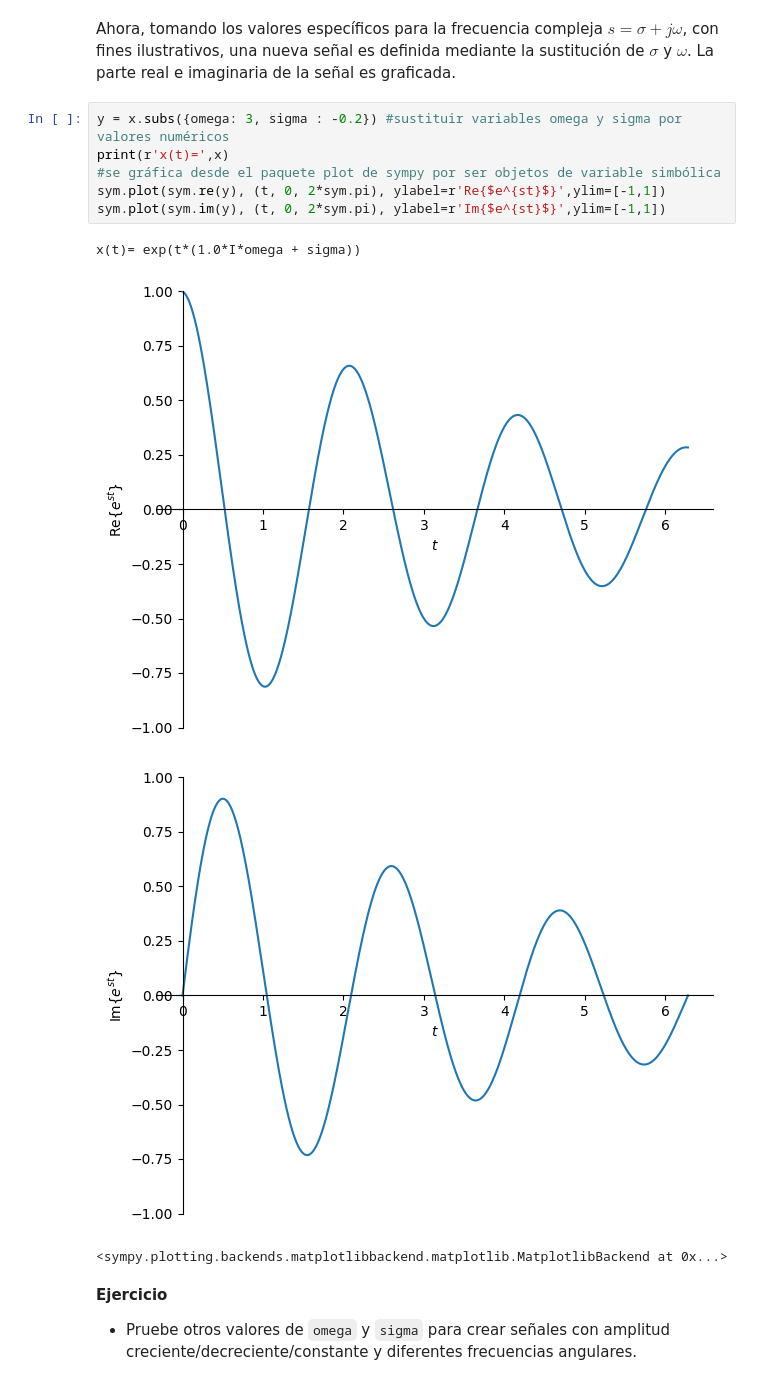
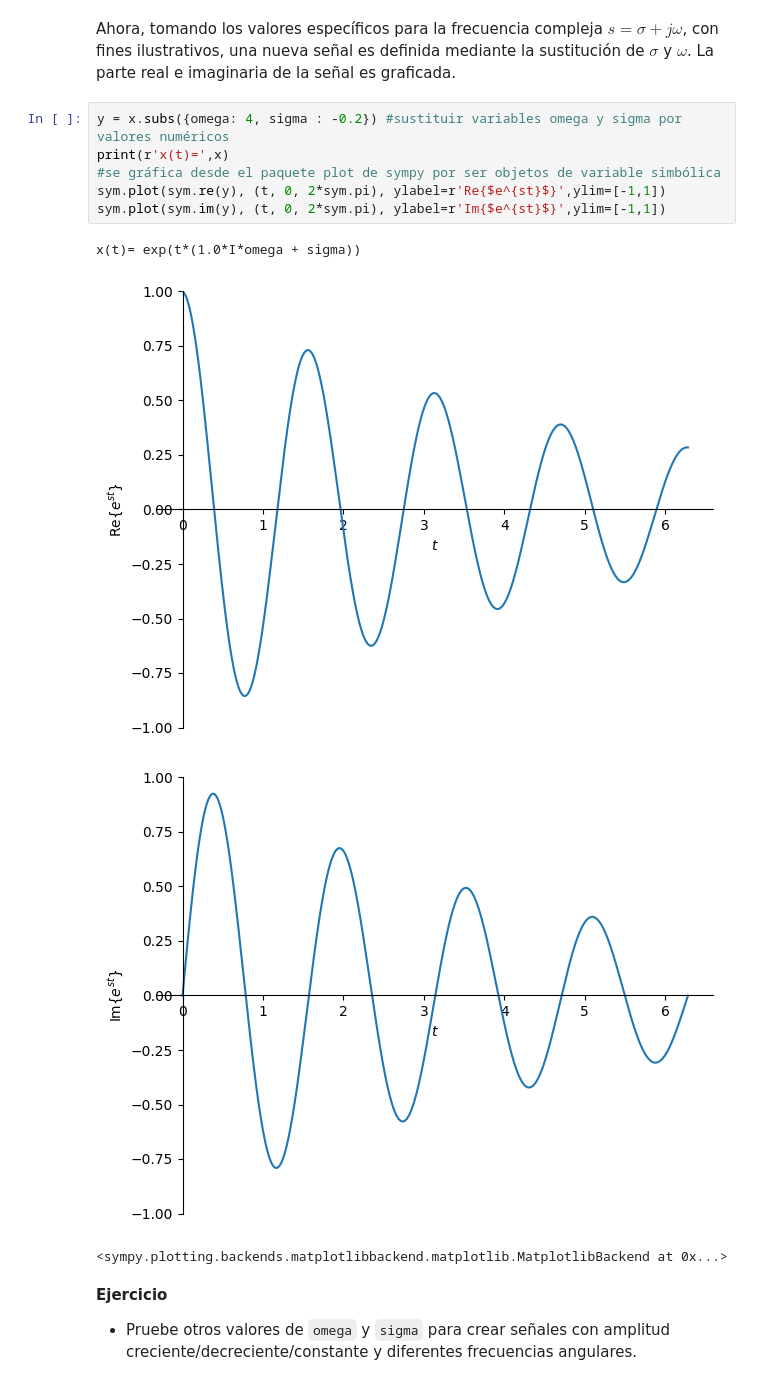
Before and after one commit to RafaelTorresCH/senalesysistemas_, a Jupyter notebook: Sen_estandar.ipynb, the cells around one changed output. Saved outputs shown, nothing was run; the diff lists cells and outputs as text.

```diff
--- a/Sen_estandar.ipynb
+++ b/Sen_estandar.ipynb
@@ -57,15 +57,15 @@ $\displaystyle e^{t \left(1.0 i \omega + \sigma\right)}$
 # %% [markdown]
 Ahora, tomando los valores específicos para la frecuencia compleja $s = \sigma + j \omega$, con fines ilustrativos, una nueva señal es definida mediante la sustitución de $\sigma$ y $\omega$. La parte real e imaginaria de la señal es graficada.
 # %%
-y = x.subs({omega: 3, sigma : -0.2}) #sustituir variables omega y sigma por valores numéricos
+y = x.subs({omega: 4, sigma : -0.2}) #sustituir variables omega y sigma por valores numéricos
 print(r'x(t)=',x)
 #se gráfica desde el paquete plot de sympy por ser objetos de variable simbólica
 sym.plot(sym.re(y), (t, 0, 2*sym.pi), ylabel=r'Re{$e^{st}$}',ylim=[-1,1])
 sym.plot(sym.im(y), (t, 0, 2*sym.pi), ylabel=r'Im{$e^{st}$}',ylim=[-1,1])
 # %% [output]
 x(t)= exp(t*(1.0*I*omega + sigma))
-[figure, old version]
+[figure, new version]
-[figure, old version]
+[figure, new version]
 <sympy.plotting.backends.matplotlibbackend.matplotlib.MatplotlibBackend at 0x...>
 # %% [markdown]
 **Ejercicio**
```
Also changed, not shown: parts of 5 cells of this notebook.
